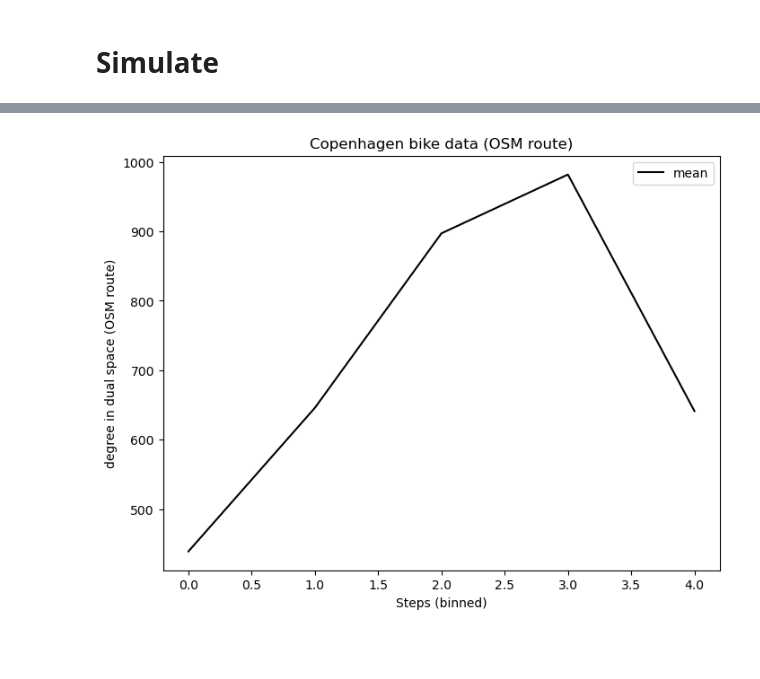
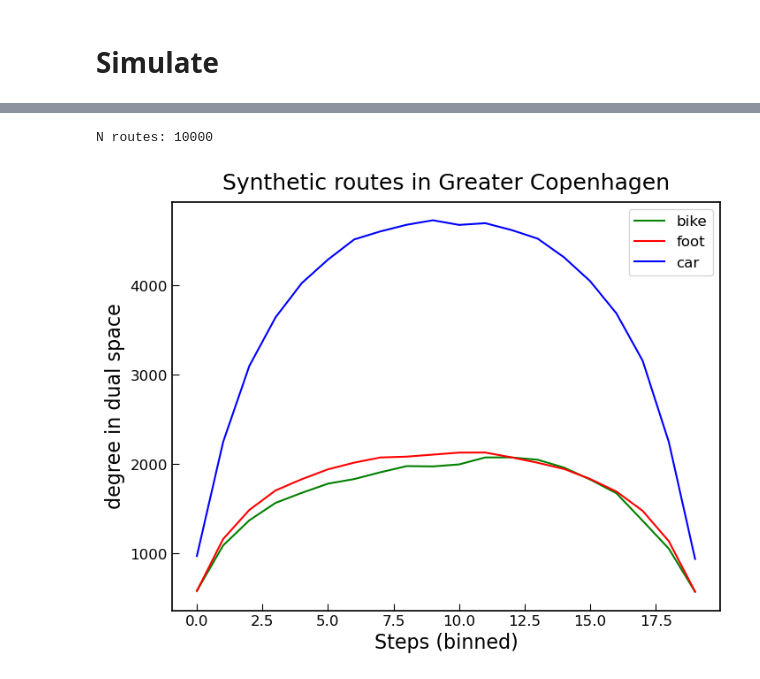
Before and after one commit to LassePSH/DualGraphDirCon, a Jupyter notebook: osrm_route.ipynb, the cells around one changed output, grey strips where cells are left out. Cells and saved outputs as stored; diff of their text form; code cells hidden in the pictures; blank space fills up the shorter version.

```diff
--- a/osrm_route.ipynb
+++ b/osrm_route.ipynb
@@ -98,8 +161,8 @@ def degree_sequence(path_geom):
         .iloc[0]
     )
 
-    # proportional sampling (≈1 point every 5 m)
-    num_points = max(int(path_proj.length // 5), 2)
+    # proportional sampling (≈1 point every X m)
+    num_points = max(int(path_proj.length // 50), 2)
     distances = np.linspace(0, path_proj.length, num_points)
 
     # sample points
@@ -257,17 +289,36 @@ plt.show()
-# %%
-# plot
-fig, ax = plt.subplots(figsize=(8,6),dpi=100)
-n_bins = 5
-xs_arr = np.concatenate(xs_bike)
-ys_arr = np.concatenate(ys_bike)
-bins = np.linspace(0, 1, n_bins + 1)
-idx = np.digitize(xs_arr, bins) - 1
-bin_means = np.array([np.mean(ys_arr[idx == i]) for i in range(n_bins)])
-ax.plot(bin_means,label='mean',color='k')
-plt.legend()
-plt.ylabel('degree in dual space (OSM route)')
-plt.xlabel('Steps (binned)')
-plt.title('Copenhagen bike data (OSM route)')
-plt.show()
-# %% [output]
-[figure, removed]
+# %%
+print("N routes:", len(xs_bike))
+# plot
+fig, ax = plt.subplots(figsize=(8,6),dpi=100)
+n_bins = 20
+
+xs_arr = np.concatenate(xs_bike)
+ys_arr = np.concatenate(ys_bike)
+bins = np.linspace(0, 1, n_bins + 1)
+idx = np.digitize(xs_arr, bins) - 1
+bin_means = np.array([np.mean(ys_arr[idx == i]) for i in range(n_bins)])
+ax.plot(bin_means,label='bike',color='green')
+
+xs_arr = np.concatenate(xs_foot)
+ys_arr = np.concatenate(ys_foot)
+bins = np.linspace(0, 1, n_bins + 1)
+idx = np.digitize(xs_arr, bins) - 1
+bin_means = np.array([np.mean(ys_arr[idx == i]) for i in range(n_bins)])
+ax.plot(bin_means,label='foot',color='red')
+
+xs_arr = np.concatenate(xs_car)
+ys_arr = np.concatenate(ys_car)
+bins = np.linspace(0, 1, n_bins + 1)
+idx = np.digitize(xs_arr, bins) - 1
+bin_means = np.array([np.mean(ys_arr[idx == i]) for i in range(n_bins)])
+ax.plot(bin_means,label='car',color='b')
+
+
+plt.legend()
+plt.ylabel('degree in dual space')
+plt.xlabel('Steps (binned)')
+plt.title('Synthetic routes in Greater Copenhagen')
+plt.show()
+# %% [output]
+N routes: 10000
+[figure, added]
```
Also changed, not shown: parts of 12 cells of this notebook, 4 other files.
